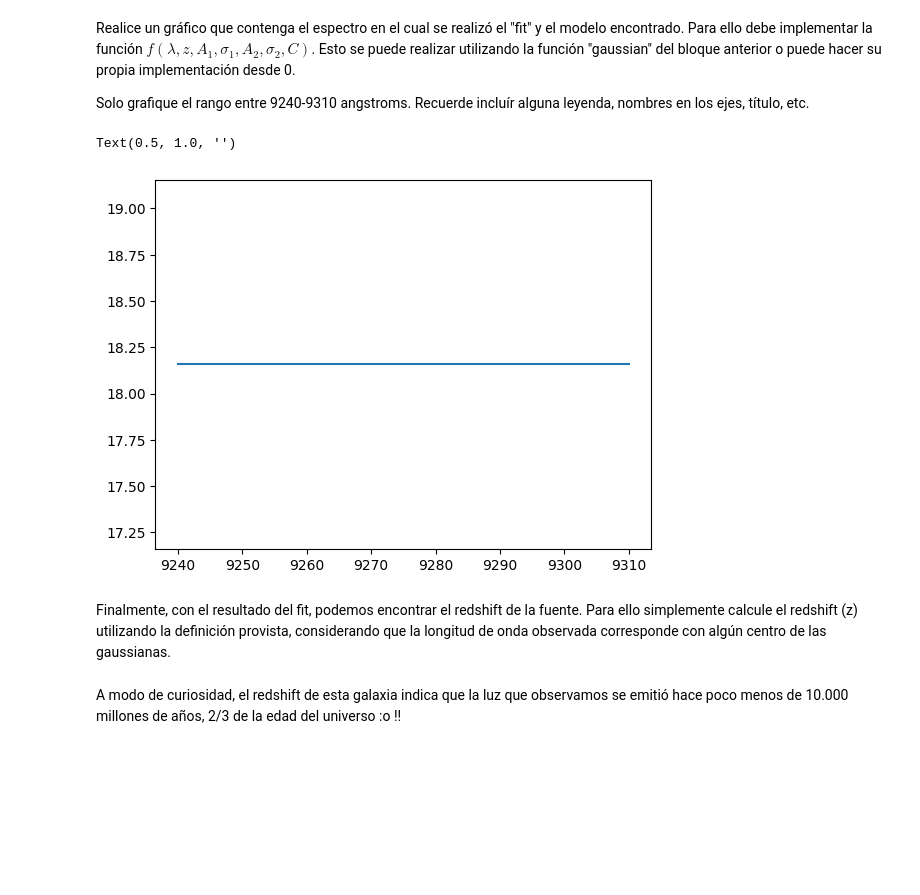
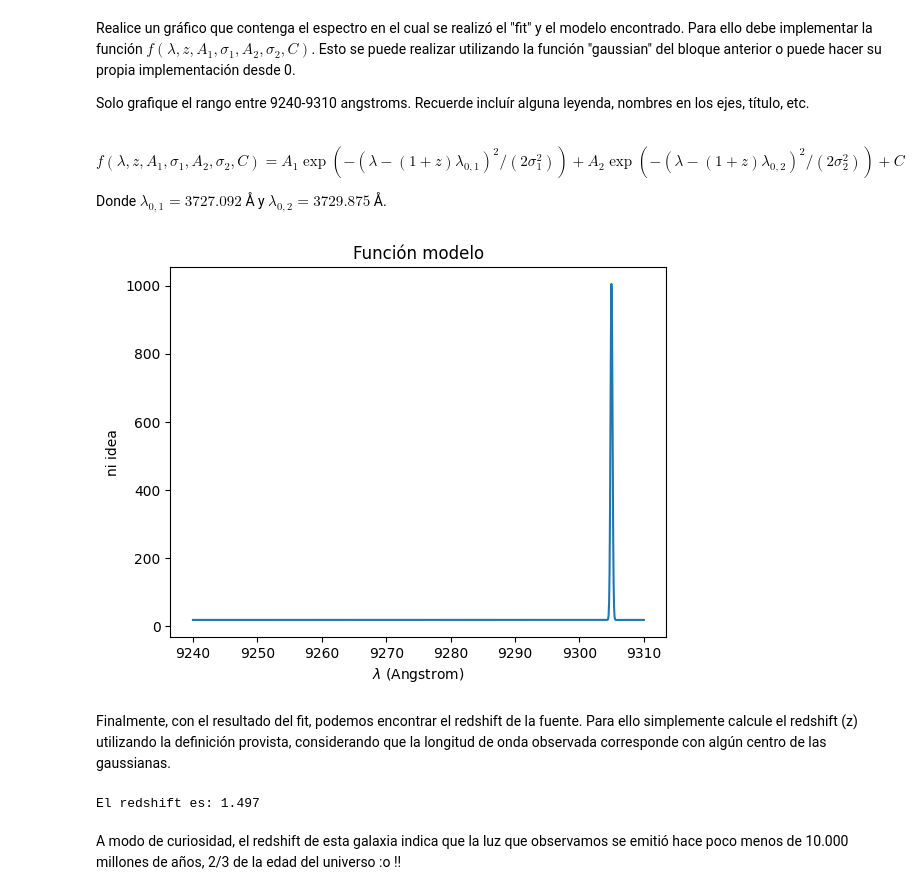
Before and after one commit to gustavocardoza/Tarea-4, a Jupyter notebook: Tarea4.ipynb, the cells around one changed output. Cells and saved outputs as stored; diff of their text form; code cells hidden in the pictures; blank space fills up the shorter version.

```diff
--- a/Tarea4.ipynb
+++ b/Tarea4.ipynb
@@ -358,46 +360,50 @@ Realice un gráfico que contenga el espectro en el cual se realizó el "fit" y e
 Para ello debe implementar la función $f(\lambda, z,  A_1, \sigma_1, A_2, \sigma_2, C)$. Esto se puede realizar utilizando la función "gaussian" del bloque anterior o puede hacer su propia implementación desde 0.
 
 Solo grafique el rango entre 9240-9310 angstroms. Recuerde incluír alguna leyenda, nombres en los ejes, título, etc.
+# %% [markdown]
+$$f(\lambda, z,  A_1, \sigma_1, A_2, \sigma_2, C) = A_1 \exp(-(\lambda - (1+z)\lambda_{0,1})^2 /(2 \sigma_1^2 ))  + A_2 \exp(-(\lambda - (1+z)\lambda_{0,2})^2 /(2 \sigma_2^2 )) + C$$
+
+Donde $\lambda_{0,1} = 3727.092$ Å y $\lambda_{0,2} = 3729.875$ Å.
 # %%
 # Funcion f
-def funcion_modelo(r_long_onda, z, A1, sigma1, A2, sigma2, C):
+def funcion_modelo(rango, lambda_obs, A1, sigma1, A2, sigma2, C):
     lambda0_1 = 3727.092
     lambda0_2 = 3729.875
-    return (gaussian(r_long_onda, (1 + z) * lambda0_1, sigma1, A1) + gaussian(r_long_onda, (1 + z) * lambda0_2, sigma2, A2) + C)
+    return (gaussian(rango, lambda_obs, sigma1, A1) + gaussian(rango, lambda_obs, sigma2, A2) + C)
 
 # Rango de longitud de onda
 lmin = 9240
 lmax = 9310
 rango = np.linspace(lmin, lmax, 1000)
 
-center1 = 9304.98
-fwhm1 = 0.855979
+# Parametros obtenidos de los fit de arriba
+center = 9304.98
+fwhm = 0.855979
 peak1 = 1.32066e+08
-
-center2 = 9304.98
-fwhm2 = 0.855979
 peak2 = -1.32065e+08
 
-
-
-
 # Evaluar el modelo
-model = funcion_modelo(rango, z, A1, sigma1, A2, sigma2, C)
+model = funcion_modelo(rango, center, peak1, fwhm/2.355, peak2, fwhm/2.355, 18.1569)
 
 # Inserte aquí su gráfico:
 plt.plot(rango, model)
-plt.title('')
+plt.title('Función modelo')
+plt.xlabel('$\lambda$ (Angstrom)')
+plt.ylabel('ni ideqa')
+plt.show()
 # %% [output]
-Text(0.5, 1.0, '')
-[figure, old version]
+[figure, new version]
 # %% [markdown]
 Finalmente, con el resultado del fit, podemos encontrar el redshift de la fuente. Para ello simplemente calcule el redshift (z) utilizando la definición provista, considerando que la longitud de onda observada corresponde con algún centro de las gaussianas.
 # %%
 # Escriba aquí código para el cálculo:
 
 lambda_0 =  3727.092  # consideramos la línea de longitud de onda más corta
-z =
+lambda_obs0 = 9304.98
+z = lambda_obs0/lambda_0 - 1
 print('El redshift es: {:.3f}'.format(z))
+# %% [output]
+El redshift es: 1.497
 # %% [markdown]
 A modo de curiosidad, el redshift de esta galaxia indica que la luz que observamos se emitió hace poco menos de 10.000 millones de años, 2/3 de la edad del universo :o !!
 # %% [markdown]
```
Also changed, not shown: parts of 5 cells of this notebook.
